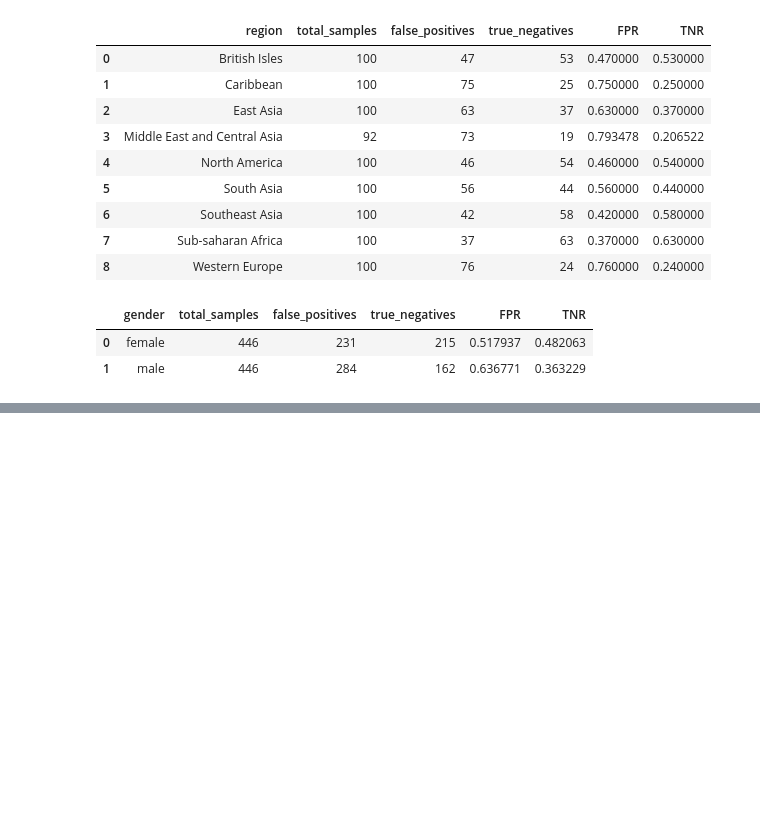
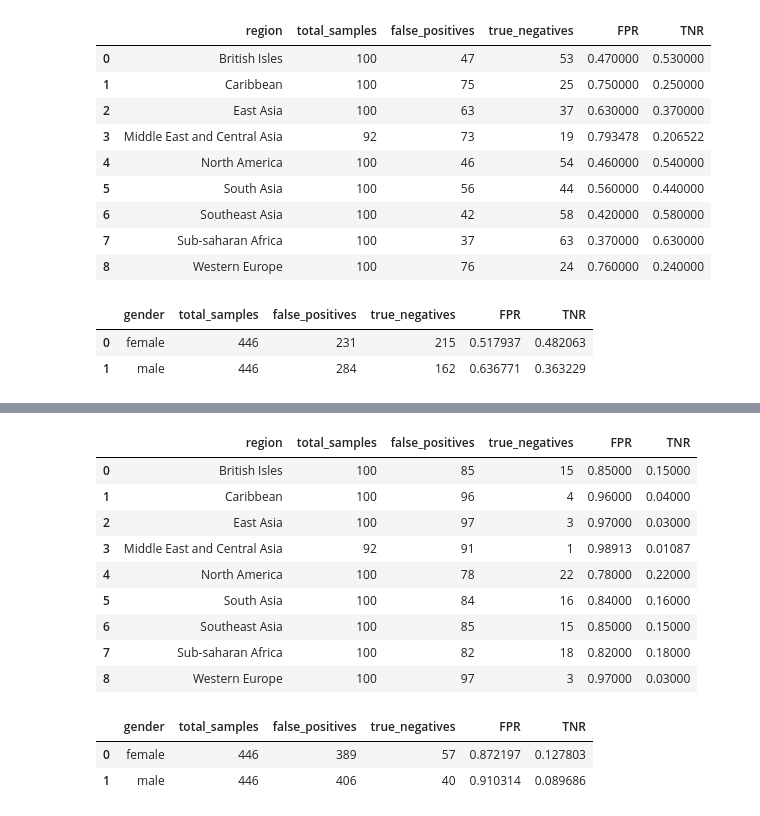
Before and after one commit to madfields17/Capstone_2025, a Jupyter notebook: tssdnet/model_analysis.ipynb, the cells around one changed output, grey strips where cells are left out. Drawn from its saved outputs; the diff is of its cells as text; code cells hidden in the pictures; blank space fills up the shorter version.

Commit message:
run eval on finetune 1

```diff
--- a/tssdnet/model_analysis.ipynb
+++ b/tssdnet/model_analysis.ipynb
@@ -1,7 +1,7 @@
 # %%
 import pandas as pd
 # %%
-THRESHOLD = 0.5
+THRESHOLD = 0.87961036 # 0.5
 # %%
 def clean_accent_name(accent):
     accent = accent.split("(")[0].strip()
@@ -172,0 +175,4 @@ gender_metrics_updated
+# %%
+tssd_finetune_1 = pd.read_csv("finetune-1/final-results-tssd.csv")
+tssd_finetune_1 = preprocess_results(tssd_finetune_1)
+tssd_finetune_1.head(2)
@@ -172,0 +183,21 @@ gender_metrics_updated
+# %%
+region_metrics_updated = compute_region_metrics(tssd_finetune_1)
+region_metrics_updated
+# %% [output]
+|  | region | total_samples | false_positives | true_negatives | FPR | TNR |
+| 0 | British Isles | 100 | 85 | 15 | 0.85000 | 0.15000 |
+| 1 | Caribbean | 100 | 96 | 4 | 0.96000 | 0.04000 |
+| 2 | East Asia | 100 | 97 | 3 | 0.97000 | 0.03000 |
+| 3 | Middle East and Central Asia | 92 | 91 | 1 | 0.98913 | 0.01087 |
+| 4 | North America | 100 | 78 | 22 | 0.78000 | 0.22000 |
+| 5 | South Asia | 100 | 84 | 16 | 0.84000 | 0.16000 |
+| 6 | Southeast Asia | 100 | 85 | 15 | 0.85000 | 0.15000 |
+| 7 | Sub-saharan Africa | 100 | 82 | 18 | 0.82000 | 0.18000 |
+| 8 | Western Europe | 100 | 97 | 3 | 0.97000 | 0.03000 |
+# %%
+gender_metrics_updated = compute_gender_metrics(tssd_finetune_1)
+gender_metrics_updated
+# %% [output]
+|  | gender | total_samples | false_positives | true_negatives | FPR | TNR |
+| 0 | female | 446 | 389 | 57 | 0.872197 | 0.127803 |
+| 1 | male | 446 | 406 | 40 | 0.910314 | 0.089686 |
```
Also changed, not shown: parts of 2 cells of this notebook, 10 other files.
